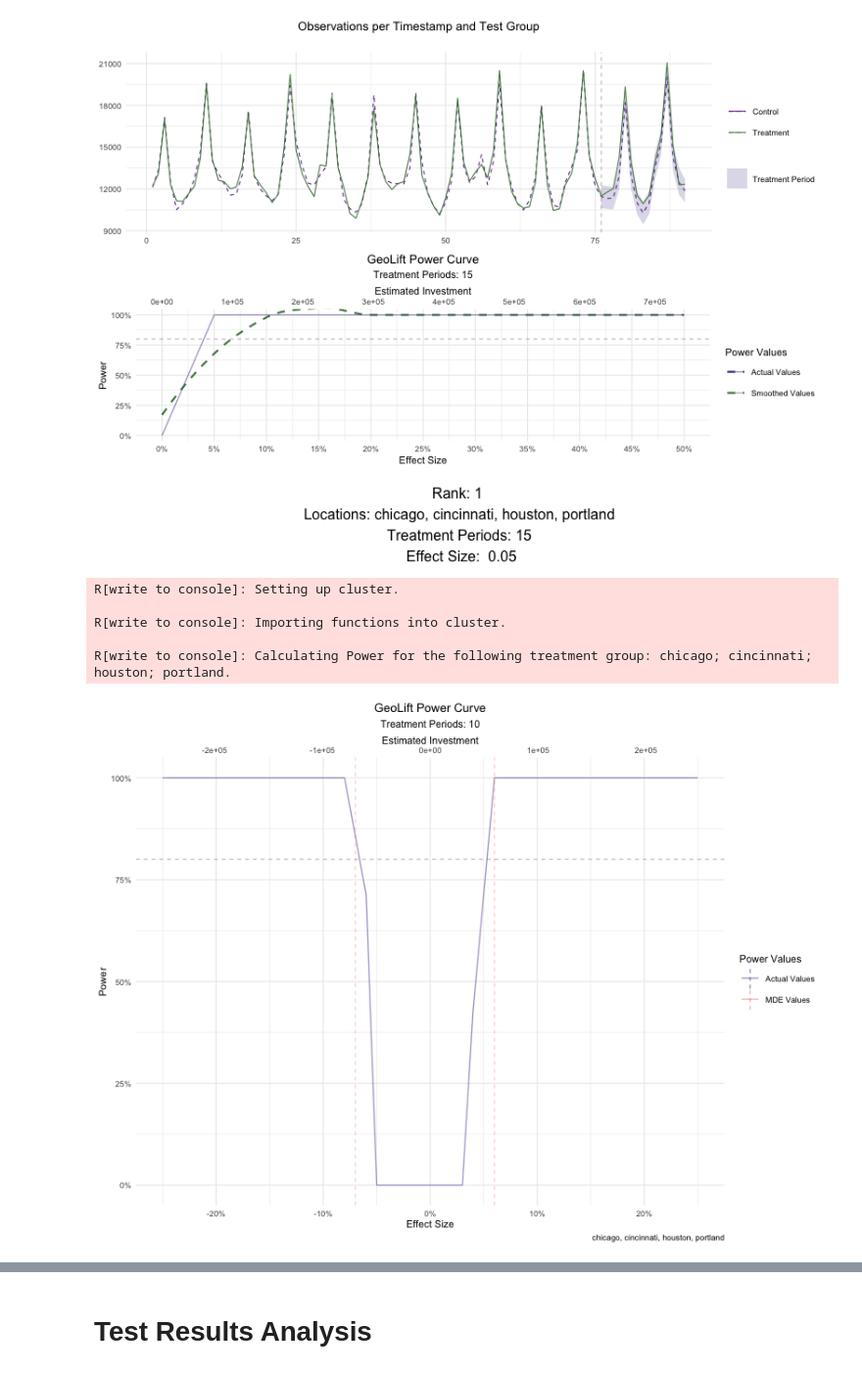
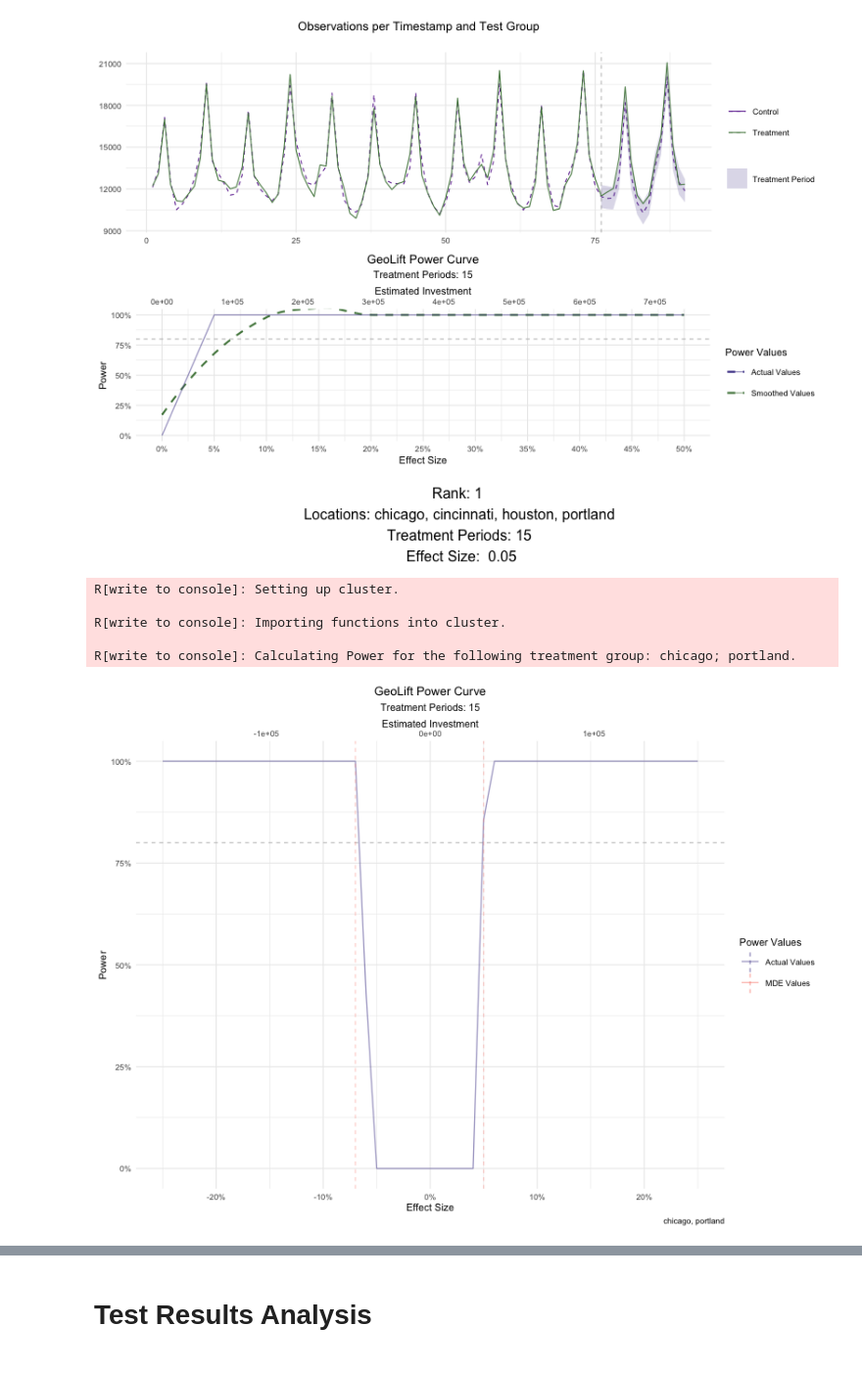
Before and after one commit to ryanlrappa/geo-testing, a Jupyter notebook: rr-0.0-geo-testing-dev.ipynb, the cells around one changed output, grey strips where cells are left out. Shown at 98% size. Saved outputs shown, nothing was run; the diff lists cells and outputs as text; code cells hidden in the pictures.

```diff
--- a/rr-0.0-geo-testing-dev.ipynb
+++ b/rr-0.0-geo-testing-dev.ipynb
@@ -323,10 +323,10 @@ def make_market_deep_dive_plot(market_id, lookback_window, inline=True):
     make_geoplot(p)
 # %%
-make_market_deep_dive_plot(3, 7)
+make_market_deep_dive_plot(2, 7)
 # %% [output]
 R[write to console]: Setting up cluster.
 
 R[write to console]: Importing functions into cluster.
 
-R[write to console]: Calculating Power for the following treatment group: chicago; cincinnati; houston; portland.
+R[write to console]: Calculating Power for the following treatment group: chicago; portland.
-[figure, old version]
+[figure, new version]
```
Also changed, not shown: parts of 13 cells of this notebook.
